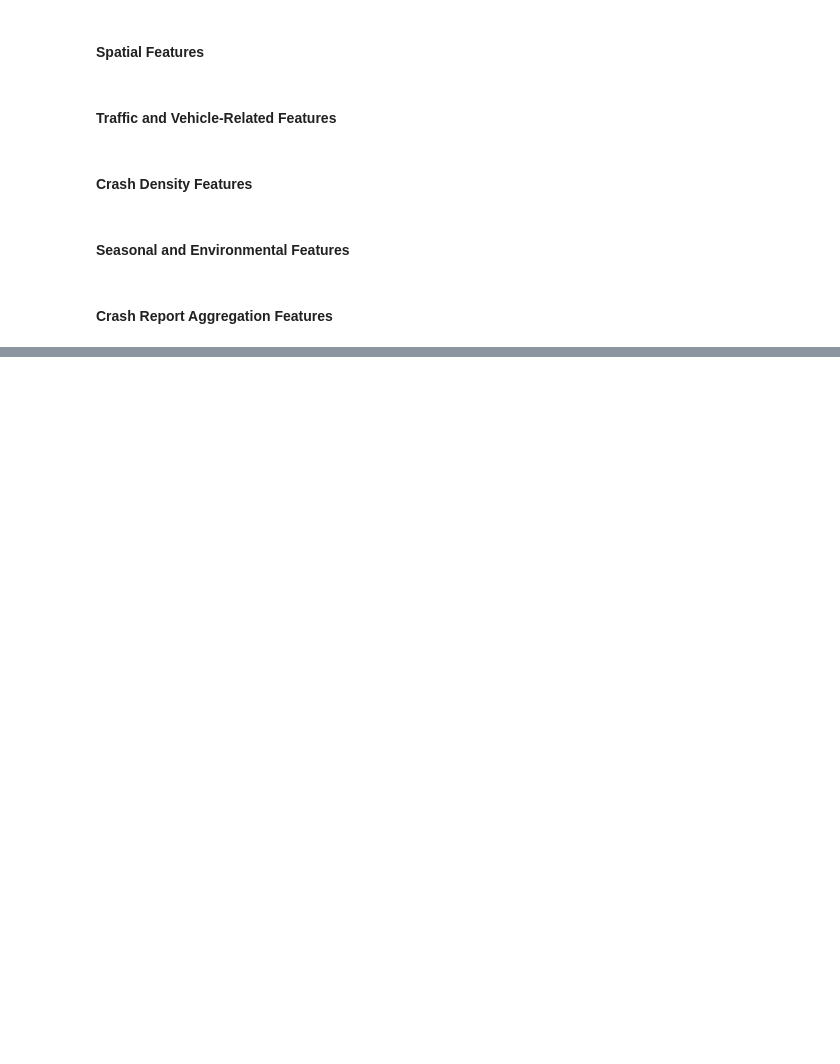
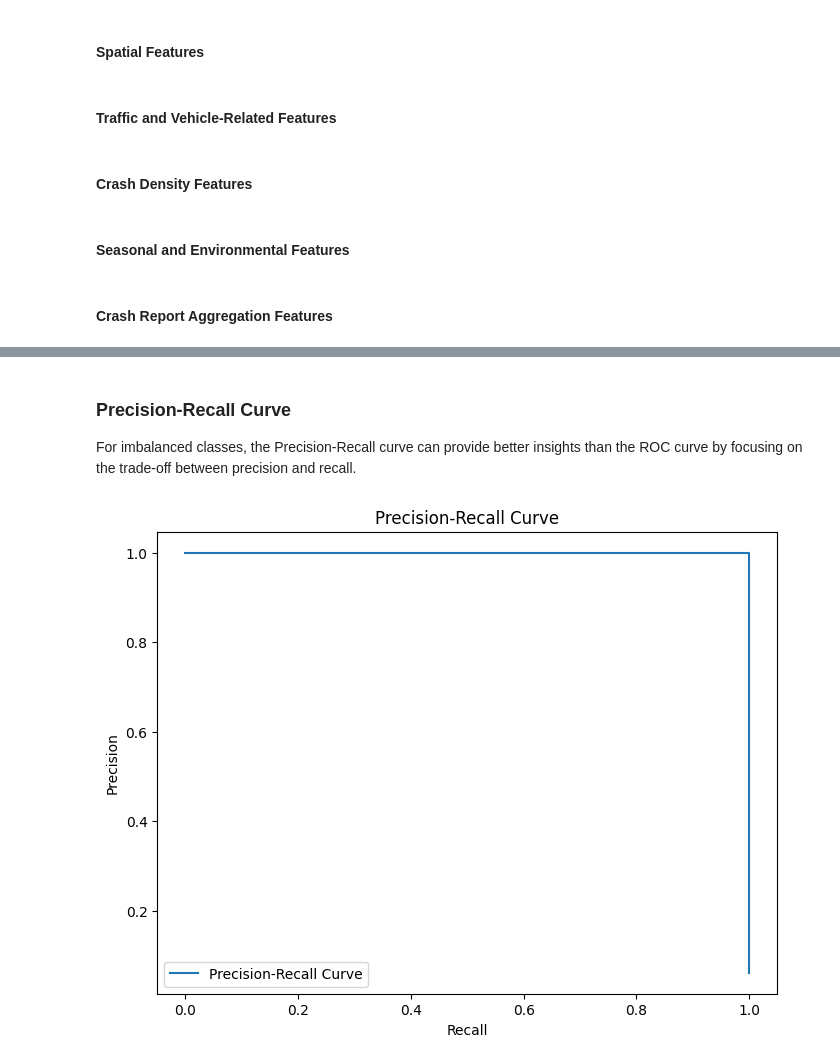
Before and after one commit to MitchMatt/Accidents-in-kenya, a Jupyter notebook: Accidents.ipynb, the cells around one changed output, grey strips where cells are left out. Cells and saved outputs as stored; diff of their text form; code cells hidden in the pictures; blank space fills up the shorter version.

```diff
--- a/Accidents.ipynb
+++ b/Accidents.ipynb
@@ -415,0 +680,19 @@ data['fatality_mention_ratio'] = data['day_part'].map(region_counts)
+# %% [markdown]
+### Precision-Recall Curve
+For imbalanced classes, the Precision-Recall curve can provide better insights than the ROC curve by focusing on the trade-off between precision and recall.
+# %%
+from sklearn.metrics import precision_recall_curve
+
+# Precision-recall curve
+precision, recall, thresholds_pr = precision_recall_curve(y_test, y_pred_prob)
+
+# Plotting the Precision-Recall curve
+plt.figure(figsize=(8, 6))
+plt.plot(recall, precision, label='Precision-Recall Curve')
+plt.xlabel('Recall')
+plt.ylabel('Precision')
+plt.title('Precision-Recall Curve')
+plt.legend()
+plt.show()
+# %% [output]
+[figure, added]
```
Also changed, not shown: parts of 37 cells of this notebook.
